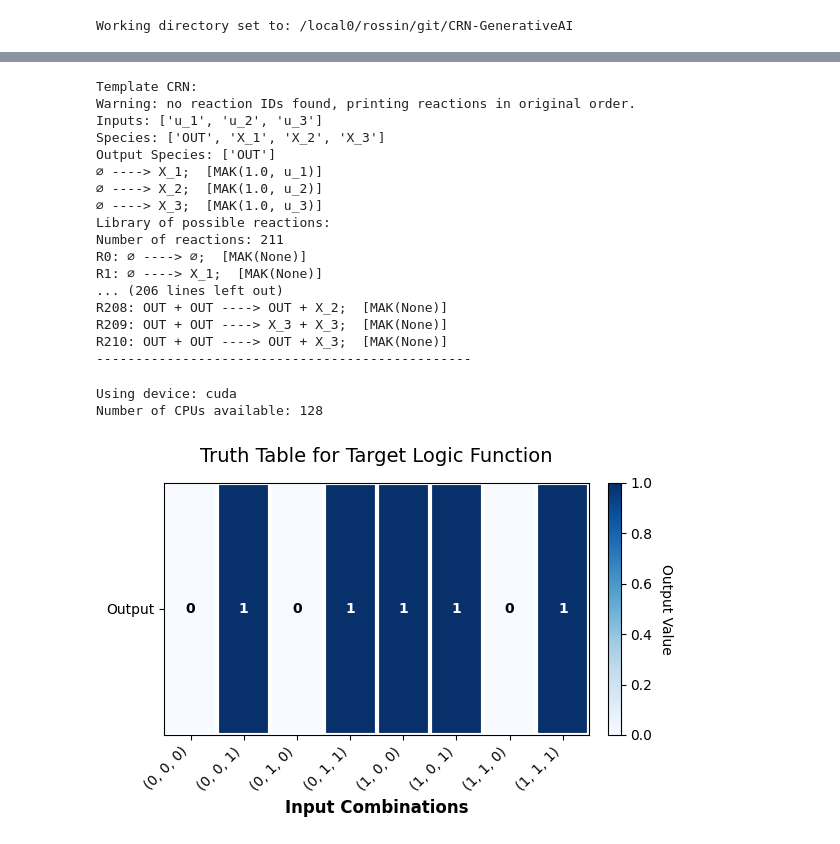
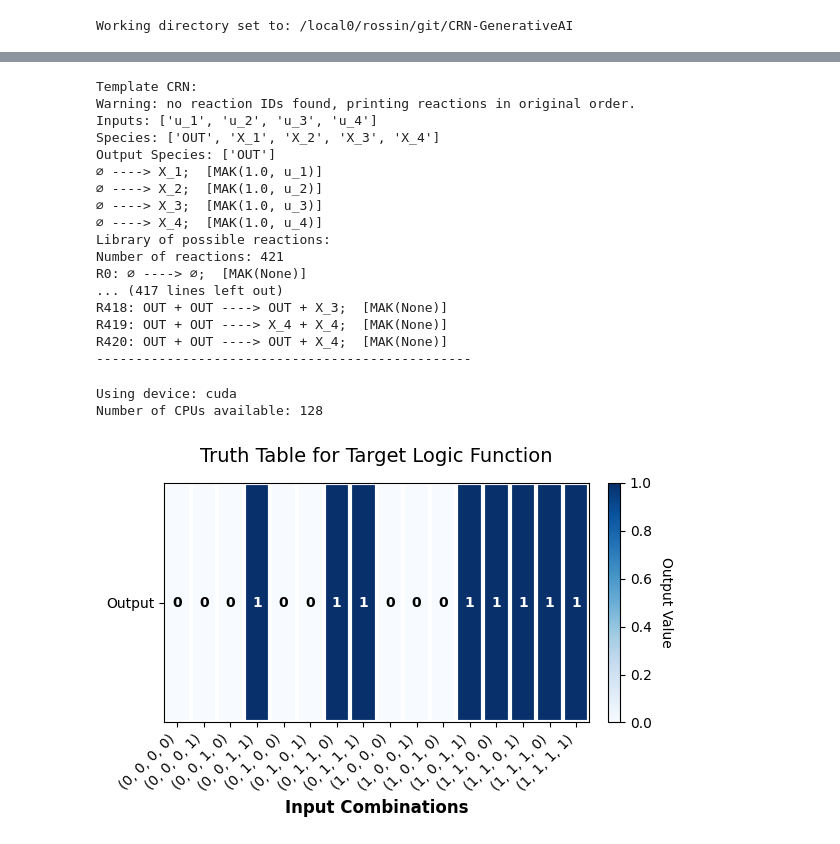
Before and after one commit to Maurice-Filo/GenAI-Net, a Jupyter notebook: apps_nicolo/LogicCircuits_4s_5r_MAK_REINFORCE/LogicCircuits_4s_5r_MAK_REINFORCE.ipynb, the cells around one changed output, grey strips where cells are left out. Saved outputs shown, nothing was run; the diff lists cells and outputs as text; code cells hidden in the pictures.

Commit message:
running tests on logic circuits

```diff
--- a/apps_nicolo/LogicCircuits_4s_5r_MAK_REINFORCE/LogicCircuits_4s_5r_MAK_REINFORCE.ipynb
+++ b/apps_nicolo/LogicCircuits_4s_5r_MAK_REINFORCE/LogicCircuits_4s_5r_MAK_REINFORCE.ipynb
@@ -63,7 +63,7 @@ COMET INFO: Experiment is live on comet.com https://www.comet.com/redsnic/logicc
 # add dilution and production reactions for all species
 productions = []
 dilutions = []
-n_inputs = 3
+n_inputs = 4
 species_labels = [f'X_{i+1}' for i in range(n_inputs)]
 for i,s in enumerate(species_labels):
     productions.append(MassAction(reactant_labels=[], product_labels=[s], input_channels=[f'u_{i+1}'], params=[1.], params_controllability=[True]))
@@ -94,20 +94,20 @@ print("------------------------------------------------")
 # %% [output]
 Template CRN:
 Warning: no reaction IDs found, printing reactions in original order.
-Inputs: ['u_1', 'u_2', 'u_3']
-Species: ['OUT', 'X_1', 'X_2', 'X_3']
+Inputs: ['u_1', 'u_2', 'u_3', 'u_4']
+Species: ['OUT', 'X_1', 'X_2', 'X_3', 'X_4']
 Output Species: ['OUT']
 ∅ ----> X_1;  [MAK(1.0, u_1)]
 ∅ ----> X_2;  [MAK(1.0, u_2)]
 ∅ ----> X_3;  [MAK(1.0, u_3)]
+∅ ----> X_4;  [MAK(1.0, u_4)]
 Library of possible reactions:
-Number of reactions: 211
+Number of reactions: 421
 R0: ∅ ----> ∅;  [MAK(None)]
-R1: ∅ ----> X_1;  [MAK(None)]
-... (206 lines left out)
-R208: OUT + OUT ----> OUT + X_2;  [MAK(None)]
-R209: OUT + OUT ----> X_3 + X_3;  [MAK(None)]
-R210: OUT + OUT ----> OUT + X_3;  [MAK(None)]
+... (417 lines left out)
+R418: OUT + OUT ----> OUT + X_3;  [MAK(None)]
+R419: OUT + OUT ----> X_4 + X_4;  [MAK(None)]
+R420: OUT + OUT ----> OUT + X_4;  [MAK(None)]
 ------------------------------------------------
 # %%
 # Device
@@ -173,7 +173,9 @@ ordering_parameters = {
 }
 # SIL settings
 sil_settings = {
-    'sil_loss_weight': 1.0
+    'sil_loss_weight': 1.0,
+    'sil_use_adaptive_baseline': False,
+    'sil_baseline_annealing_rate': 0.95
 }
 
 render_n_best = 10                                                    # Number of best CRNs to plot responses for
@@ -190,35 +192,35 @@ time_horizon = np.linspace(0, t_f, N_t, dtype=np.float32)
 # Construct the IOCRN inputs
 # all combination of inputs between 0 and 1
 nums = [0., 1.]
 u_list = [np.array(u) for u in product(*[nums for _ in range(n_inputs)])] # list of input combinations, each input is a numpy array of shape (p,)
 
 # --- define the logic function ---
-logic_target = lambda u : (u[0] and not u[1]) or (u[2])
+logic_target = lambda u : (u[0] and u[1]) or (u[1] and u[2]) or (u[2] and u[3])  # target logic function
 
 # Construct the reference setpoints
 r_list = [np.array([float(logic_target(u))]) for u in u_list]  # list of reference outputs, each output is a numpy array of shape (q,)
 
 # Plot the truth table for the target logic function
 plot_truth_table(u_list, r_list, title='Truth Table for Target Logic Function')
 
 # Construct the IOCRN initial conditions
 ic = IC(names=species_labels, values=[[0.0 for _ in species_labels]])
 
 # Construct the weights for the performance metric
 # w = np.ones(N_t)
 # w[(len(w)//5)*4:] = w[(len(w)//5)*4:]*2
 # w[:(len(w)//5)] = w[:(len(w)//5)]*0.25
 # w = w[np.newaxis, :]
 # No transients
 w = np.zeros((1, N_t))
 w[:, -1] = 1.0 * N_t
 
 # Construct the compute reward routine
 def compute_reward(state):
     x0_list = ic.get_ic(state)
     return dynamic_tracking_error(state, u_list, x0_list, time_horizon, r_list, w, norm=1, LARGE_NUMBER=1e4)
 # %% [output]
-[figure, old version]
+[figure, new version]
 # %%
 if save_sheet_flag:
     sheet_name = "Data"
```
Also changed, not shown: parts of 5 cells of this notebook, 4 other files.
